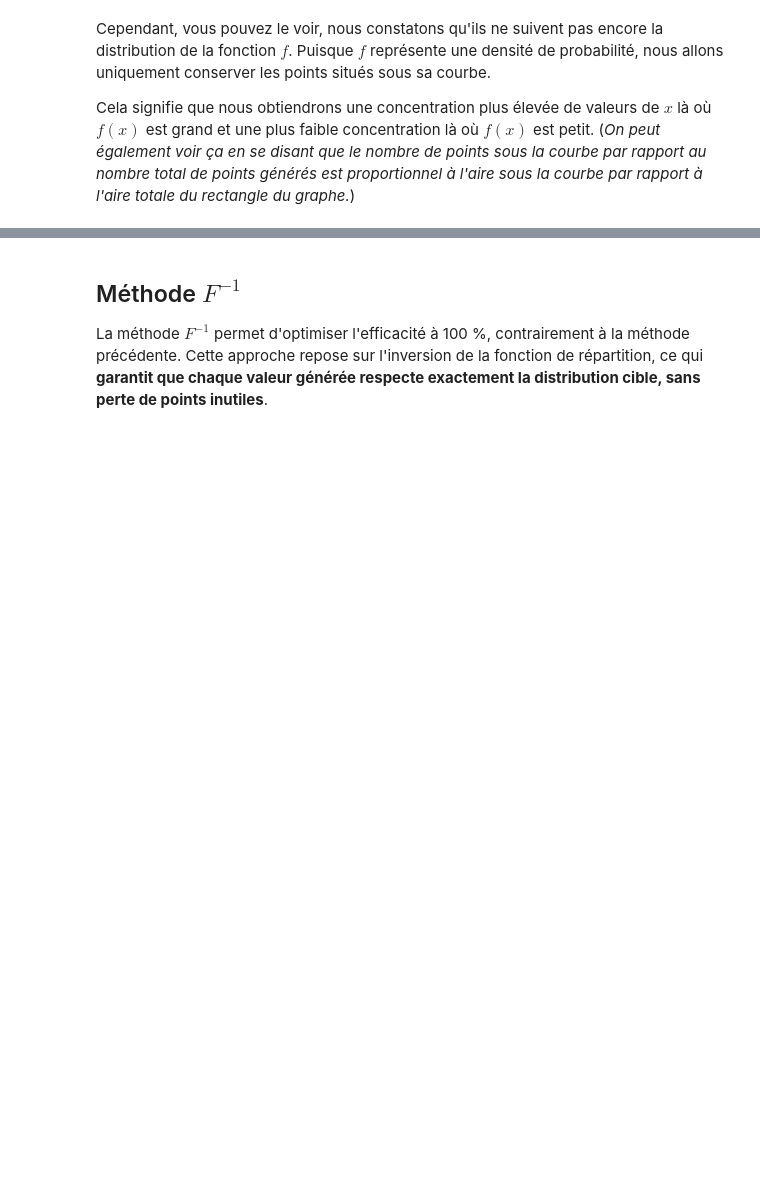
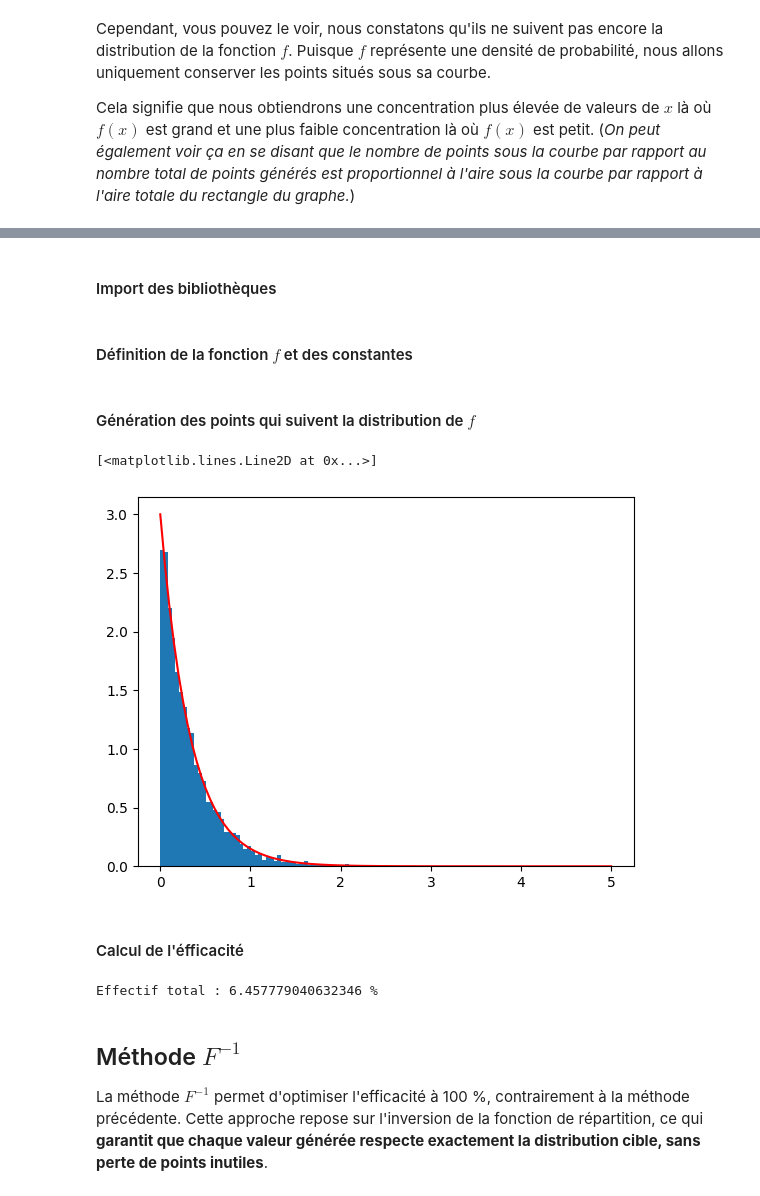
Before and after one commit to ostix360/Machine_Learning_S4, a Jupyter notebook: ToyMC.ipynb, the cells around one changed output, grey strips where cells are left out. Cells and saved outputs as stored; diff of their text form; code cells hidden in the pictures; blank space fills up the shorter version.

```diff
--- a/ToyMC.ipynb
+++ b/ToyMC.ipynb
@@ -60,10 +61,52 @@ Un inconvénient de cette approche est son efficacité réduite, car nous ne con
+# %% [markdown]
+#### Import des bibliothèques
 # %%
 import numpy as np
 import matplotlib.pyplot as plt
 import random
+# %% [markdown]
+#### Définition de la fonction $f$ et des constantes
 # %%
 def f(x, A=1, c=3):
     return A * np.exp(-c*x)
+
+a,b = (0,5)
+interval = (a,b)
+c = 3
+A = c / ( np.exp(-c*a) - np.exp(-c*b) )
+nb_points = 5000
+
+X = []
+Y = []
+
+nb_points_generes = 0
+# %% [markdown]
+#### Génération des points qui suivent la distribution de $f$
+# %%
+# Maximum de f sur l'intervalle [a,b]
+x = np.linspace(0,5,100)
+y = f(x, A, c)
+max_y = max(y)
+
+
+while len(X) < nb_points:
+    x = random.uniform(0,5)
+    y = random.uniform(0,max_y)
+    nb_points_generes += 1
+    if y < f(x, A, c):
+        X.append(x)
+
+plt.hist(X, bins=80, density=True, label='Histogramme')
+plt.plot(np.linspace(0,5,100), f(np.linspace(0,5,100), A, c), 'r', label='Fonction f')
+# %% [output]
+[<matplotlib.lines.Line2D at 0x...>]
+[figure, added]
+# %% [markdown]
+#### Calcul de l'éfficacité
+# %%
+print(f"Effectif total : {len(X)/nb_points_generes *100} %")
+# %% [output]
+Effectif total : 6.457779040632346 %
 # %% [markdown]
 
 ## Méthode $F^{-1}$
```
Also changed, not shown: parts of 28 cells of this notebook.
